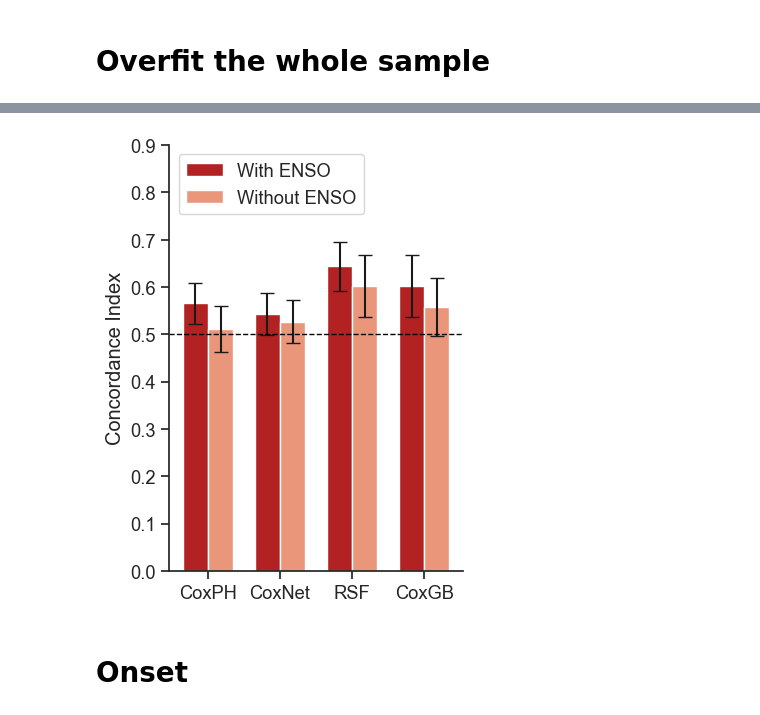
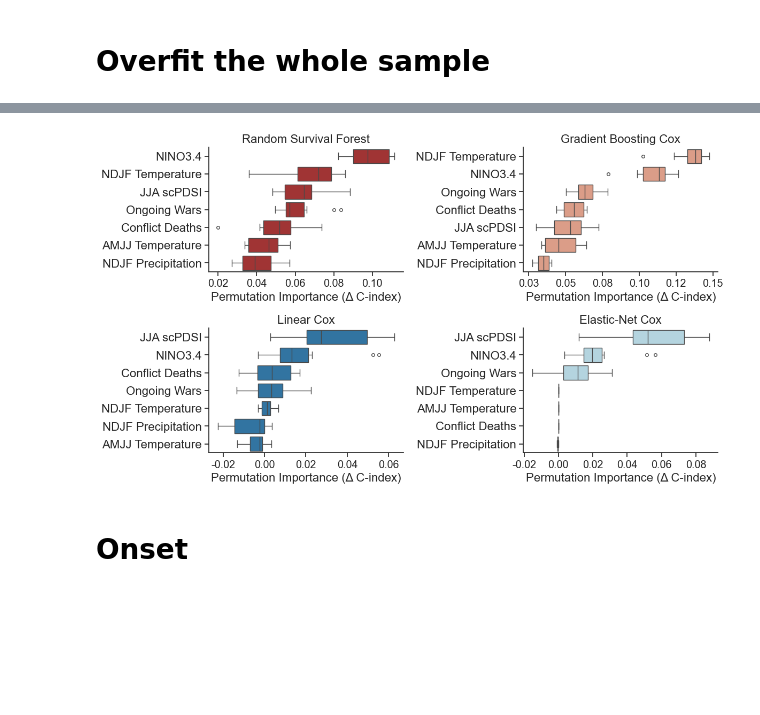
Before and after one commit to emileDesmaili/enso-famine-paper, a Jupyter notebook: analysis notebooks/ENSO_Famines_MLSurvival.ipynb, the cells around one changed output, grey strips where cells are left out. Saved outputs shown, nothing was run; the diff lists cells and outputs as text; code cells hidden in the pictures; blank space fills up the shorter version.

```diff
--- a/analysis notebooks/ENSO_Famines_MLSurvival.ipynb
+++ b/analysis notebooks/ENSO_Famines_MLSurvival.ipynb
@@ -643,30 +320,49 @@ summary_noenso = summarize_results(results_noenso)
-# %%
-models = ["CoxPH", "CoxNet", "RSF", "CoxGB"]
-full_means = [summary_full[m][0] for m in models]
-full_stds = [summary_full[m][1] for m in models]
-noenso_means = [summary_noenso[m][0] for m in models]
-noenso_stds = [summary_noenso[m][1] for m in models]
-
-x = np.arange(len(models))
-width = 0.35
-
-sns.set(style="ticks", font_scale=1.2)
-plt.figure(figsize=(4, 5))
-
-plt.bar(x - width/2, full_means, width, yerr=full_stds, label="With ENSO", capsize=5, color="firebrick")
-plt.bar(x + width/2, noenso_means, width, yerr=noenso_stds, label="Without ENSO", capsize=5, color="darksalmon")
-
-plt.axhline(0.5, color='black', linestyle='--', linewidth=1)
-plt.xticks(x, models)
-plt.ylabel("Concordance Index")
-plt.legend(loc ='upper left')
-plt.tight_layout()
-plt.ylim(0,0.9)
-sns.despine()
-plt.savefig('../figures/plots/ML_noENSO_perf.pdf', dpi=300)
-plt.show()
-# %% [output]
-[figure, removed]
+# %%
+cols_to_plot = {
+    "avg_nino34": "NINO3.4",
+    "avg_temp_summer": "AMJJ Temperature",
+    "avg_temp_winter": "NDJF Temperature",
+    "avg_precip_winter": "NDJF Precipitation",
+    "avg_PDSI": "JJA scPDSI",
+    "avg_ongoing_wars": "Ongoing Wars",
+    "avg_Deaths": "Conflict Deaths"
+}
+
+perm_data = {
+    "RSF": pd.DataFrame(perm_rsf.importances.T, columns=cols_renamed.values()),
+    "GBSA": pd.DataFrame(perm_gbsa.importances.T, columns=cols_renamed.values()),
+    "CoxPH": pd.DataFrame(perm_coxph.importances.T, columns=cols_renamed.values()),
+    "LassoCox": pd.DataFrame(perm_lasso.importances.T, columns=cols_renamed.values())
+}
+
+# Initialize figure
+fig, axes = plt.subplots(2, 2, figsize=(12, 7), sharey=False)
+axes = axes.flatten()
+colors = ["firebrick", "darksalmon", "tab:blue", "lightblue"]
+titles = ["Random Survival Forest", "Gradient Boosting Cox", "Linear Cox", "Elastic-Net Cox"]
+
+for i, (model_name, df) in enumerate(perm_data.items()):
+    # Sort columns by median importance
+    medians = df.median().sort_values(ascending=False)  # ascending=True for horizontal plot
+    df_sorted = df[medians.index]
+
+    sns.boxplot(data=df_sorted, orient="h", ax=axes[i], color=colors[i], fliersize=4)
+    axes[i].set_title(titles[i], fontsize=16)
+    axes[i].set_xlabel("Permutation Importance (Δ C-index)", fontsize=16)
+    axes[i].set_ylabel("")  # optional
+    axes[i].tick_params(axis='y', labelsize=16)
+
+
+#XTICKS ARE 2FLOAT
+for ax in axes:
+    ax.xaxis.set_major_formatter(plt.FuncFormatter(lambda val, pos: f'{val:.2f}'))
+
+plt.tight_layout()
+sns.despine()
+plt.savefig('../figures/plots/ML_featimp_fullsample.pdf', dpi=300)
+plt.show()
+# %% [output]
+[figure, added]
 # %% [markdown]
 # Onset
 # %%
```
Also changed, not shown: parts of 19 cells of this notebook, 3 other files.
